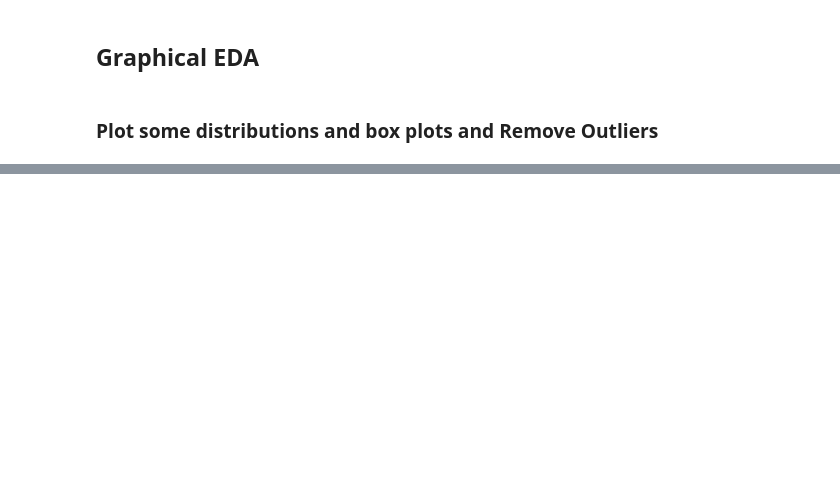
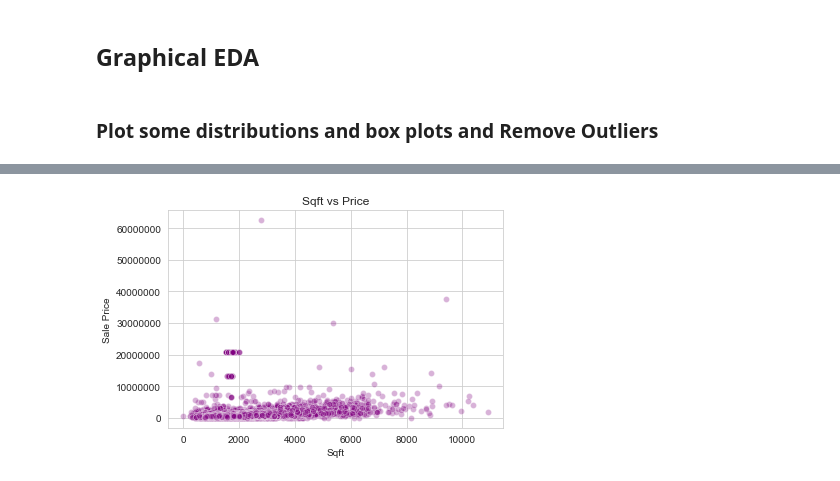
Before and after one commit to angelicacodes/phase_2_project_chicago-sf-seattle-ds-082420, a Jupyter notebook: notebooks/eda/Sindhu_EDA.ipynb, the cells around one changed output, grey strips where cells are left out. Drawn from its saved outputs; the diff is of its cells as text; code cells hidden in the pictures; blank space fills up the shorter version.

```diff
--- a/notebooks/eda/Sindhu_EDA.ipynb
+++ b/notebooks/eda/Sindhu_EDA.ipynb
@@ -249,0 +241,7 @@ sns.distplot(df['SalePrice'])
+# %%
+chart = sns.scatterplot(df['SqFtTotLiving'], df['SalePrice'], color = "Purple", alpha = .3)
+chart.set(xlabel='Sqft', ylabel='Sale Price', title='Sqft vs Price')
+plt.ticklabel_format(style='plain', axis='y');
+plt.savefig("sqftvsPrice.png", bbox_inches='tight')
+# %% [output]
+[figure, added]
```
Also changed, not shown: parts of 40 cells of this notebook, 8 other files.
